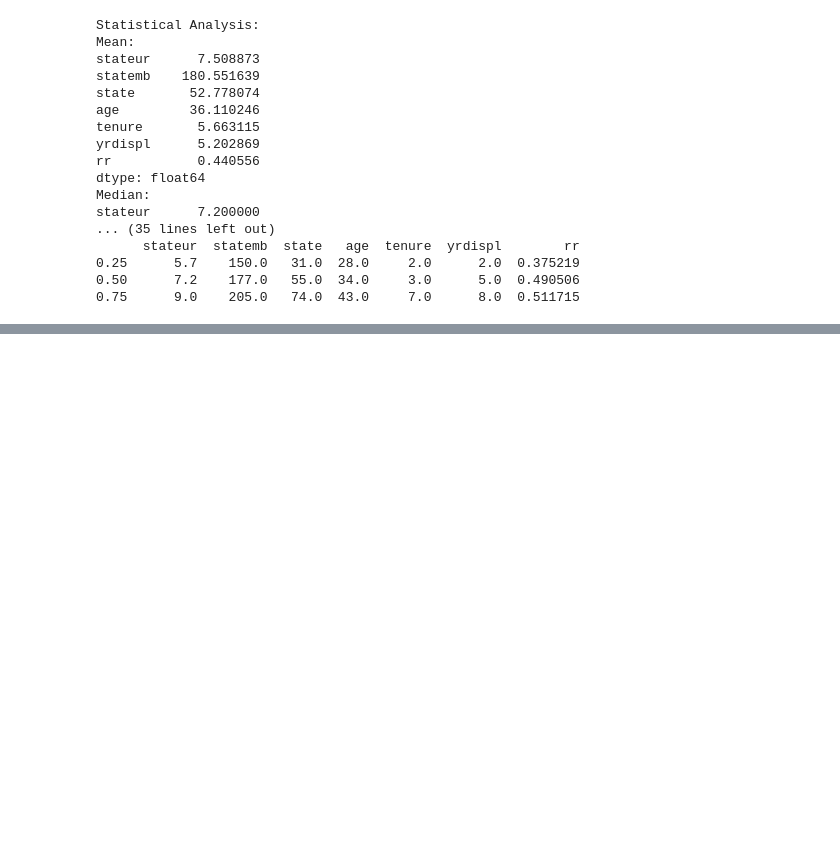
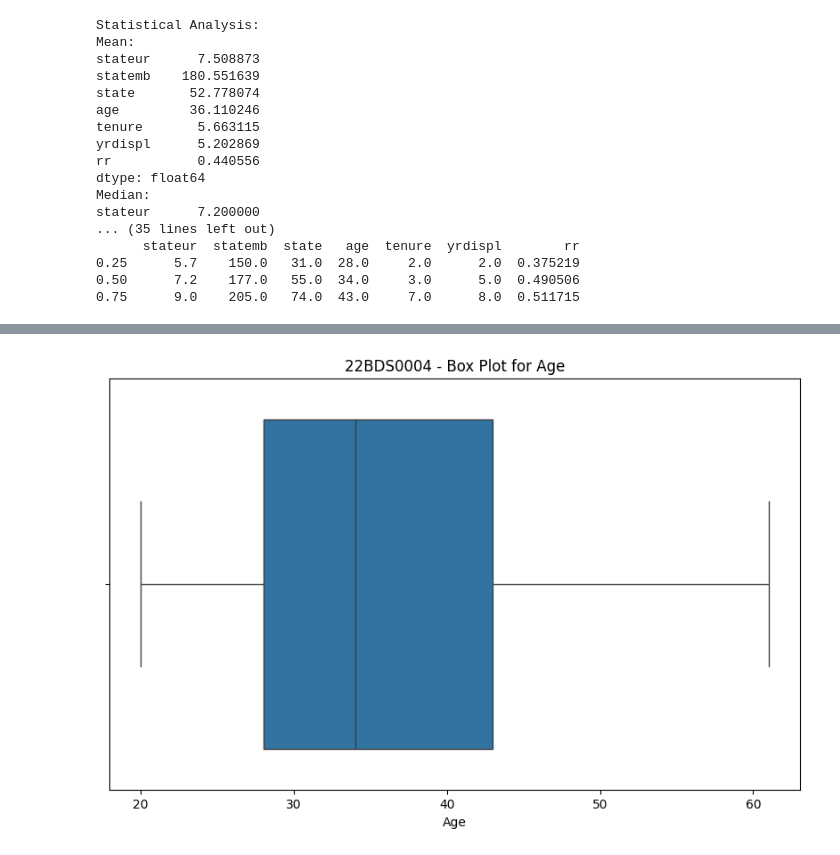
Before and after one commit to pragyaarya333/EDA_DA, a Jupyter notebook: DA_EDA.ipynb, the cells around one changed output, grey strips where cells are left out. Cells and saved outputs as stored; diff of their text form; code cells hidden in the pictures; blank space fills up the shorter version.

```diff
--- a/DA_EDA.ipynb
+++ b/DA_EDA.ipynb
@@ -382,0 +538,9 @@ stateur      7.200000
+# %%
+# Boxplot for 'age'
+plt.figure(figsize=(10, 6))
+sns.boxplot(x=data['age'])
+plt.title("22BDS0004 - Box Plot for Age")
+plt.xlabel("Age")
+plt.show()
+# %% [output]
+[figure, added]
```
Also changed, not shown: parts of 11 cells of this notebook.
